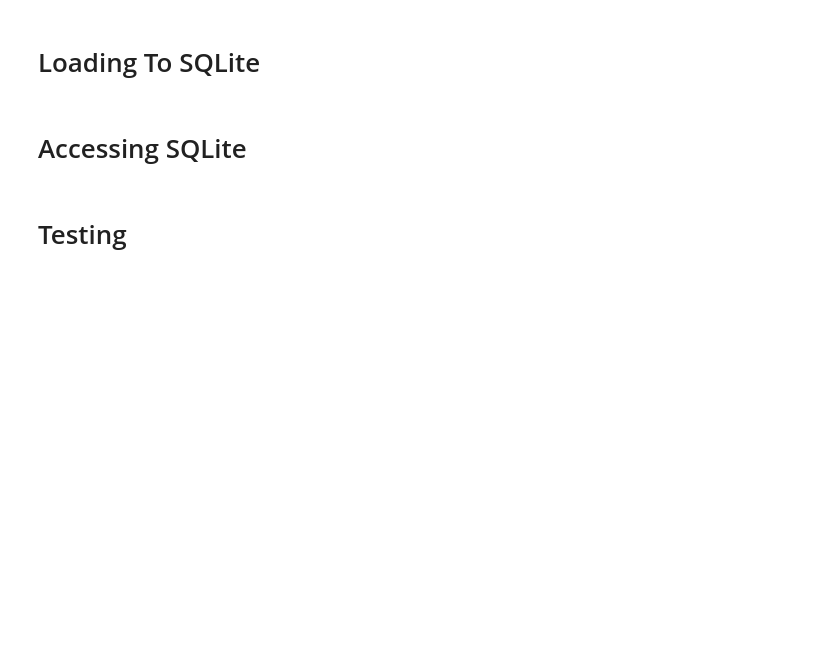
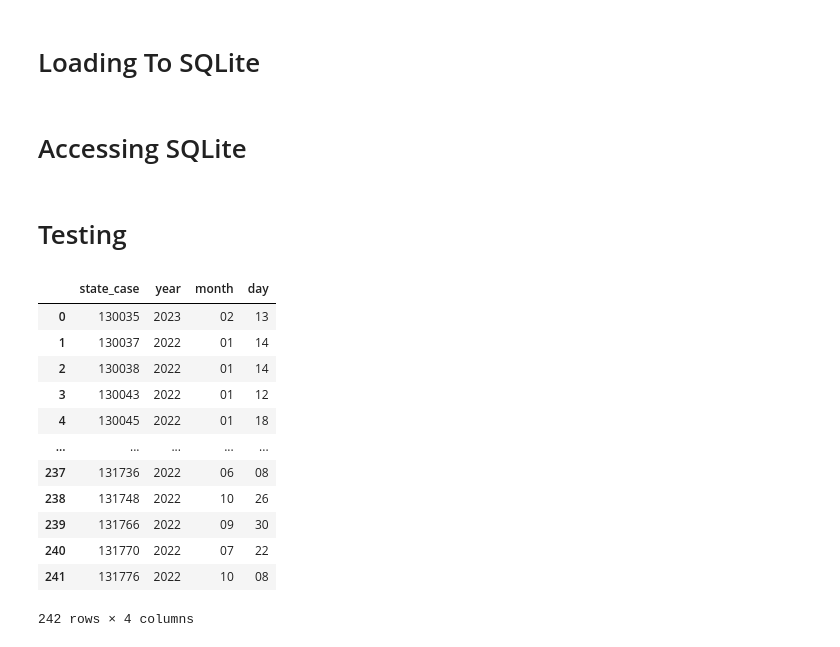
Before and after one commit to SP17-RedChromePlugin/PDI_ETL_Pipeline_Weather_Ozone_And_Crashes, a Jupyter notebook: Playground.ipynb, the cells around one changed output. Cells and saved outputs as stored; diff of their text form; code cells hidden in the pictures; blank space fills up the shorter version.

```diff
--- a/Playground.ipynb
+++ b/Playground.ipynb
@@ -313,5 +316,19 @@ for item in crashDB["state_case"]:
     if item not in caseSpecDB["state_case"].unique():
         print(item)
 # %%
-weatherDB = pd.read_sql_query("SELECT * FROM weather", conn)
+weatherDB = pd.read_sql_query("SELECT * FROM case_specifics", conn)
 weatherDB
+# %% [output]
+|  | state_case | year | month | day |
+| 0 | 130035 | 2023 | 02 | 13 |
+| 1 | 130037 | 2022 | 01 | 14 |
+| 2 | 130038 | 2022 | 01 | 14 |
+| 3 | 130043 | 2022 | 01 | 12 |
+| 4 | 130045 | 2022 | 01 | 18 |
+| ... | ... | ... | ... | ... |
+| 237 | 131736 | 2022 | 06 | 08 |
+| 238 | 131748 | 2022 | 10 | 26 |
+| 239 | 131766 | 2022 | 09 | 30 |
+| 240 | 131770 | 2022 | 07 | 22 |
+| 241 | 131776 | 2022 | 10 | 08 |
+242 rows × 4 columns
```
Also changed, not shown: parts of 14 cells of this notebook, 6 other files.
